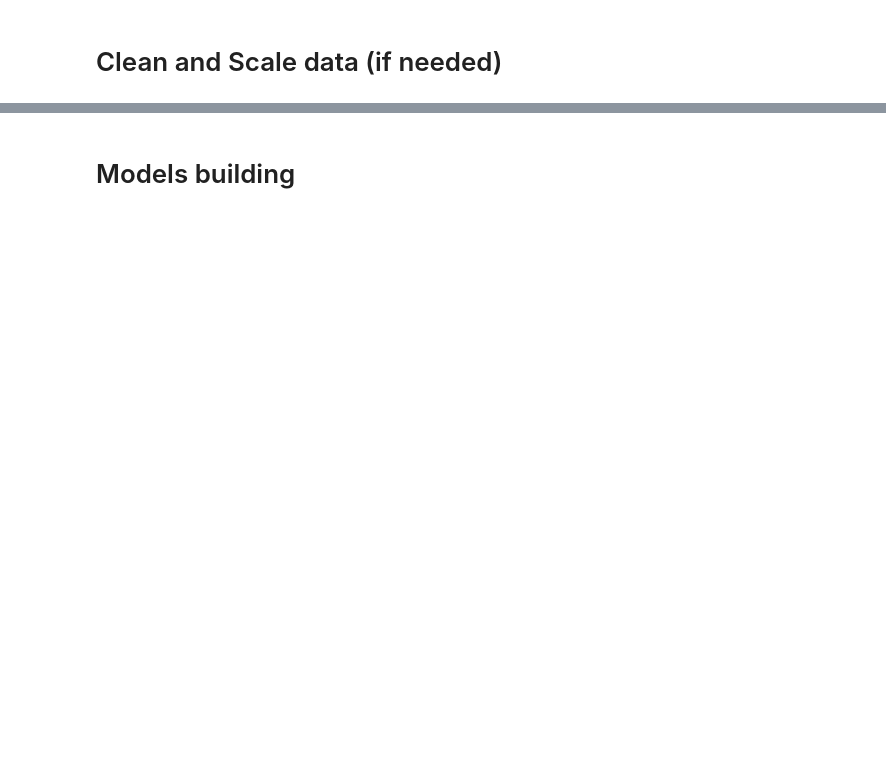
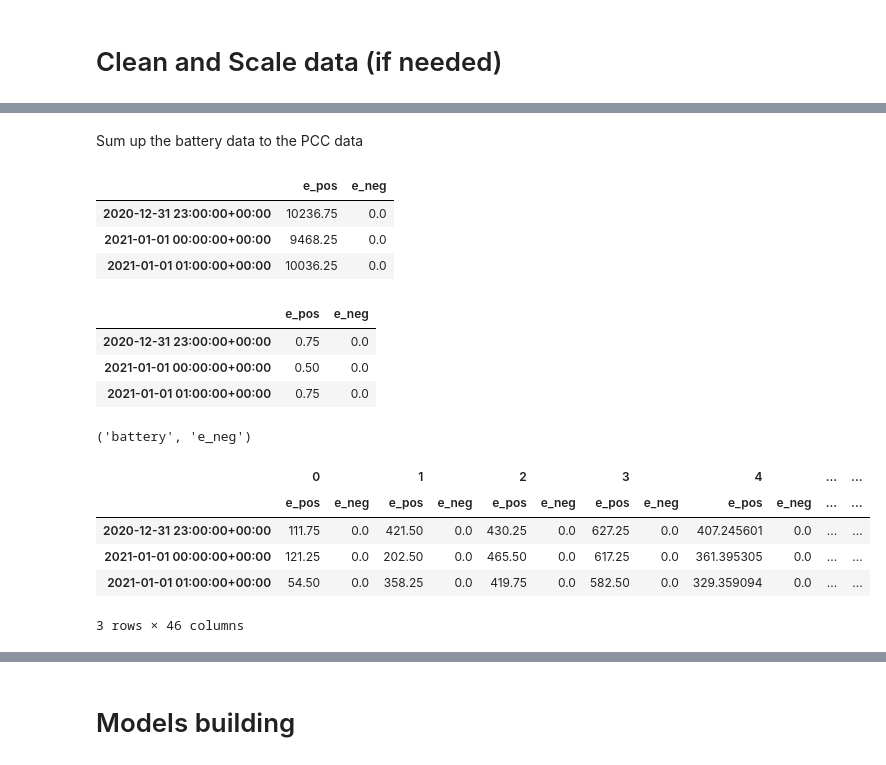
Before and after one commit to FabioLddo/time_series_energy_community_forecasting, a Jupyter notebook: Final_Project_Ippolito_Loddo_Margni.ipynb, the cells around one changed output, grey strips where cells are left out. Cells and saved outputs as stored; diff of their text form; code cells hidden in the pictures; blank space fills up the shorter version.

```diff
--- a/Final_Project_Ippolito_Loddo_Margni.ipynb
+++ b/Final_Project_Ippolito_Loddo_Margni.ipynb
@@ -228,0 +227,40 @@ ValueError: x is required to have ndim 1 but has ndim 2
+# %% [markdown]
+Sum up the battery data to the PCC data
+# %%
+# Check PCC data
+df_meters['PCC'].head(3)
+# %% [output]
+|  | e_pos | e_neg |
+| 2020-12-31 23:00:00+00:00 | 10236.75 | 0.0 |
+| 2021-01-01 00:00:00+00:00 | 9468.25 | 0.0 |
+| 2021-01-01 01:00:00+00:00 | 10036.25 | 0.0 |
+# %%
+# Check battery data
+df_meters['battery'].head(3)
+# %% [output]
+|  | e_pos | e_neg |
+| 2020-12-31 23:00:00+00:00 | 0.75 | 0.0 |
+| 2021-01-01 00:00:00+00:00 | 0.50 | 0.0 |
+| 2021-01-01 01:00:00+00:00 | 0.75 | 0.0 |
+# %%
+# Duplicate the column PCC to then sum it up with the battery data
+new_columns = pd.DataFrame(df_meters['PCC'].values, index=df_meters['PCC'].index,
+                           columns=[('PCC_batt', 'e_pos'), ('PCC_batt', 'e_neg')])
+df_meters = pd.concat([df_meters, new_columns], axis=1)
+# %%
+# Check if the new 'PCC_batt' column was added
+df_meters.columns[-5]
+# %% [output]
+('battery', 'e_neg')
+# %%
+# Fortunately the data is aligned, so we can simply sum the features
+# Sum up battery and PCC data
+df_meters[('PCC_batt', 'e_pos')] += df_meters[('battery', 'e_pos')]
+df_meters[('PCC_batt', 'e_neg')] += df_meters[('battery', 'e_neg')]
+# %% [output]
+|  | 0 |  | 1 |  | 2 |  | 3 |  | 4 |  | ... | ... |
+|  | e_pos | e_neg | e_pos | e_neg | e_pos | e_neg | e_pos | e_neg | e_pos | e_neg | ... | ... |
+| 2020-12-31 23:00:00+00:00 | 111.75 | 0.0 | 421.50 | 0.0 | 430.25 | 0.0 | 627.25 | 0.0 | 407.245601 | 0.0 | ... | ... |
+| 2021-01-01 00:00:00+00:00 | 121.25 | 0.0 | 202.50 | 0.0 | 465.50 | 0.0 | 617.25 | 0.0 | 361.395305 | 0.0 | ... | ... |
+| 2021-01-01 01:00:00+00:00 | 54.50 | 0.0 | 358.25 | 0.0 | 419.75 | 0.0 | 582.50 | 0.0 | 329.359094 | 0.0 | ... | ... |
+3 rows × 46 columns
```
Also changed, not shown: parts of 30 cells of this notebook.
